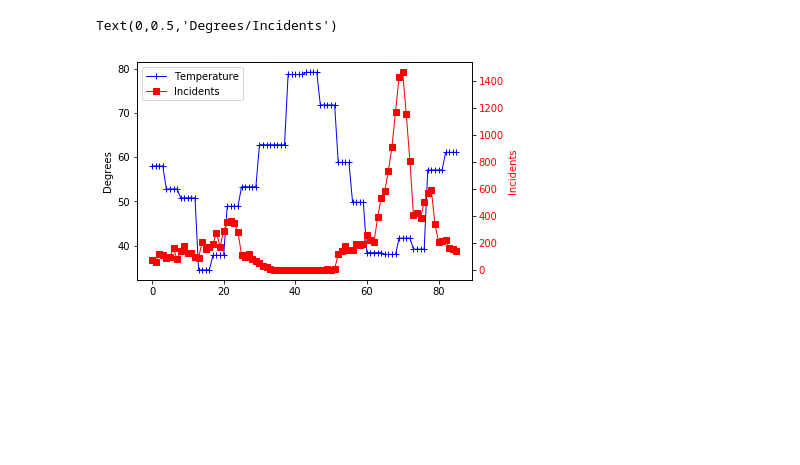
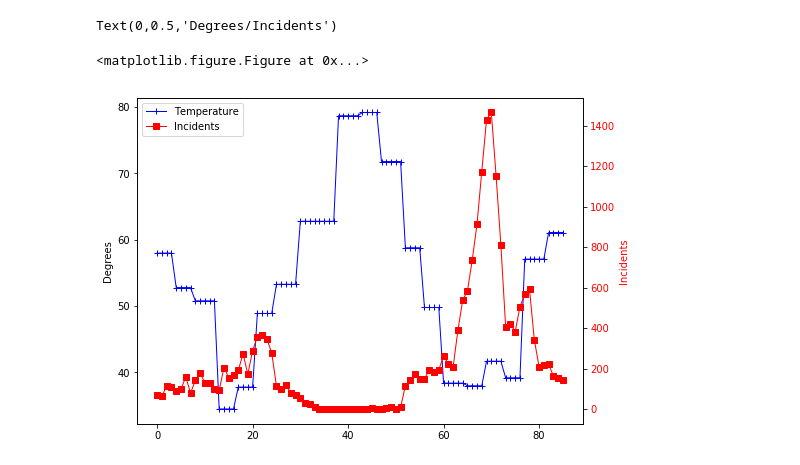
Before and after one commit to giolee88/FluTracker, a Jupyter notebook: Code/incident_vs_weather.ipynb, the cells around one changed output. Drawn from its saved outputs; the diff is of its cells as text; code cells hidden in the pictures; blank space fills up the shorter version.

```diff
--- a/Code/incident_vs_weather.ipynb
+++ b/Code/incident_vs_weather.ipynb
@@ -123,18 +125,19 @@ plt.show()
 # %% [output]
 Text(0,0.5,'Degrees/Incidents')
 # %%
-fig = plt.figure()
+fig = plt.figure(figsize=(8,6))
 ax1 = fig.add_subplot(111)
-ax1.plot(x_axis, points_F, marker="+", color="blue", linewidth=1, label="Temperature")
+plot1, = ax1.plot(x_axis, points_F, marker="+", color="blue", linewidth=1, label="Temperature")
 ax1.set_ylabel('Degrees')
 
 ax2 = ax1.twinx()
-ax2.plot(x_axis, inc_vol, marker="s", color="Red", linewidth=1, label="Incidents")
+plot2, = ax2.plot(x_axis, inc_vol, marker="s", color="Red", linewidth=1, label="Incidents")
 ax2.set_ylabel('Incidents', color='r')
 for tl in ax2.get_yticklabels():
     tl.set_color('r')
-plt.legend(handles=[temperature, incidents], loc="best")
+plt.legend(handles=[plot1, plot2], loc="best")
 #plt.savefig('Incident_Weather2scales.png')
 plt.show()
 # %% [output]
+<matplotlib.figure.Figure at 0x...>
-[figure, old version]
+[figure, new version]
```
Also changed, not shown: parts of 4 cells of this notebook, 4 other files.
